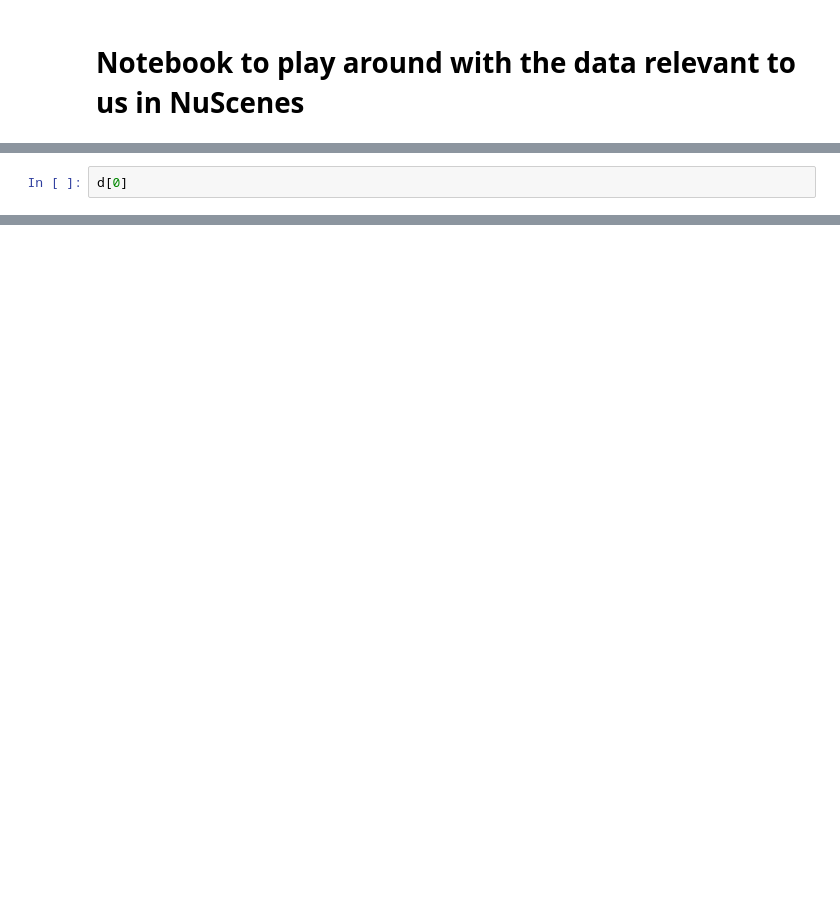
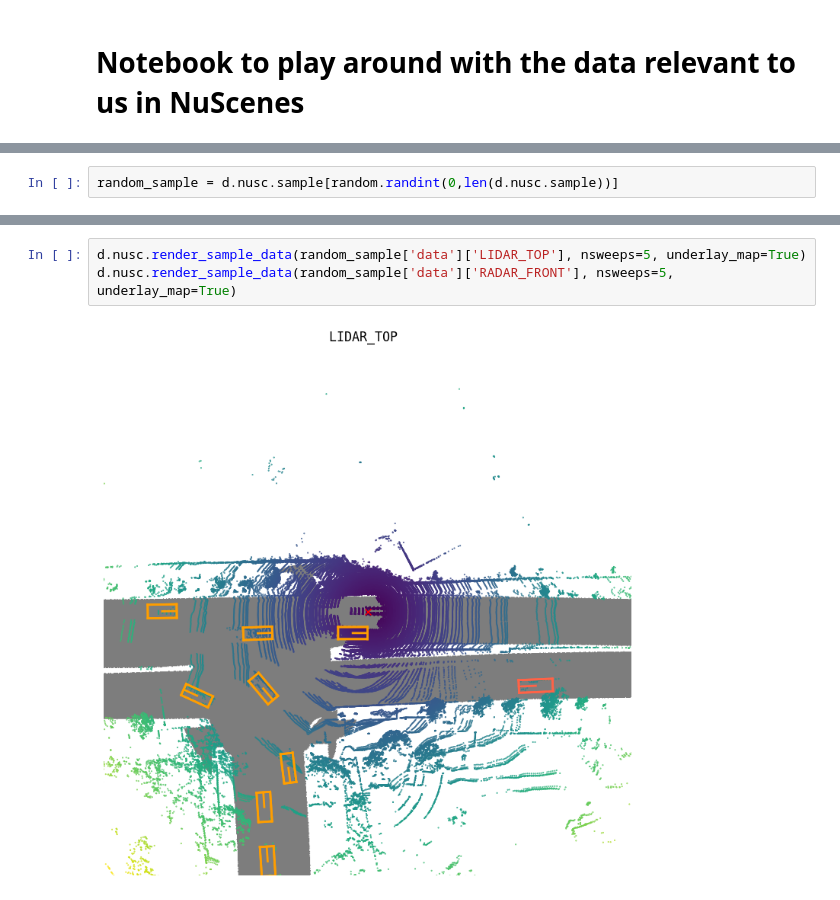
Before and after one commit to CCLDArjun/traffic_motion_predictor, a Jupyter notebook: notebooks/NuScenesDataset.ipynb, the cells around one changed output, grey strips where cells are left out. Drawn from its saved outputs; the diff is of its cells as text; blank space fills up the shorter version.

```diff
--- a/notebooks/NuScenesDataset.ipynb
+++ b/notebooks/NuScenesDataset.ipynb
@@ -26,4 +27,4 @@ Reverse indexing ...
 Done reverse indexing in 0.1 seconds.
 ======
 # %%
-d[0]
+random_sample = d.nusc.sample[random.randint(0,len(d.nusc.sample))]
@@ -47,0 +52,5 @@ d[0]
+# %%
+d.nusc.render_sample_data(random_sample['data']['LIDAR_TOP'], nsweeps=5, underlay_map=True)
+d.nusc.render_sample_data(random_sample['data']['RADAR_FRONT'], nsweeps=5, underlay_map=True)
+# %% [output]
+[figure, added]
```
Also changed, not shown: parts of 7 cells of this notebook.
